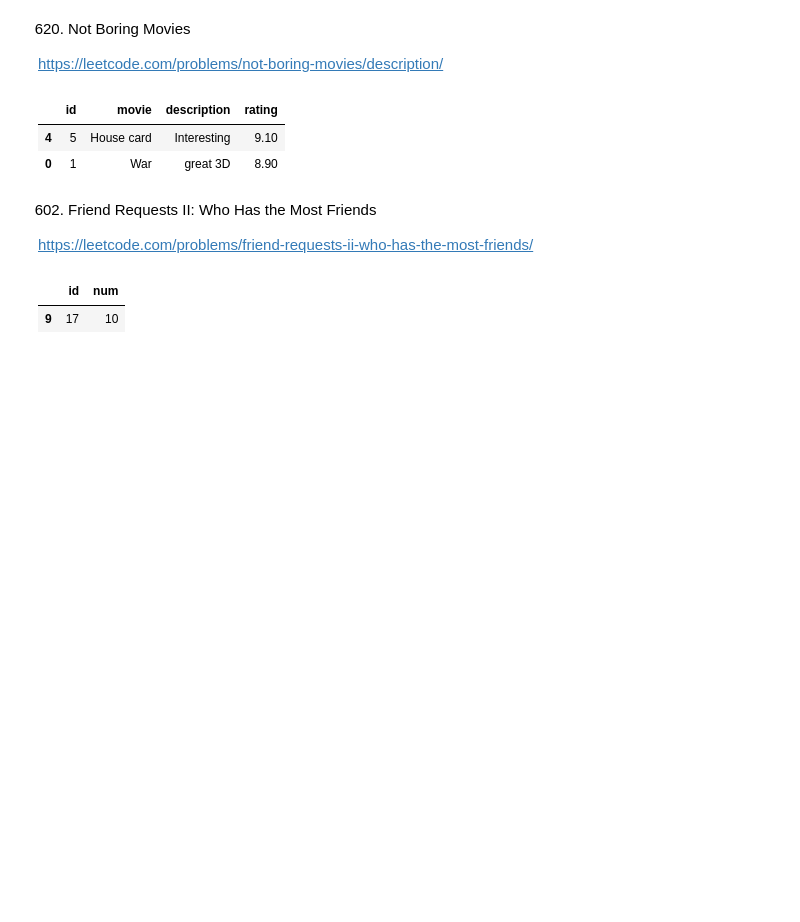
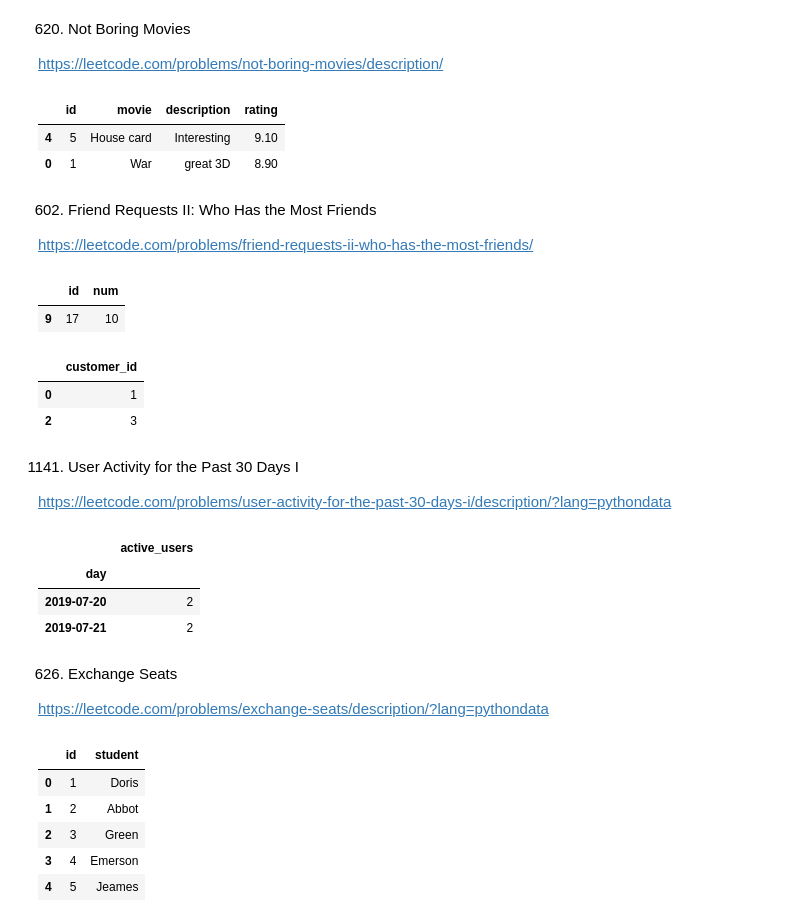
Before and after one commit to tsukerin/pandas, a Jupyter notebook: pandas.ipynb, the cells around one changed output. Drawn from its saved outputs; the diff is of its cells as text; code cells hidden in the pictures; blank space fills up the shorter version.

```diff
--- a/pandas.ipynb
+++ b/pandas.ipynb
@@ -762,3 +755,49 @@ result.sort_values(by=['num'], ascending=False).head(1)
 # %% [output]
 |  | id | num |
 | 9 | 17 | 10 |
+# %%
+data = [[1, 5], [2, 6], [3, 5], [3, 6], [1, 6]]
+customer = pd.DataFrame(data, columns=['customer_id', 'product_key']).astype({'customer_id':'Int64', 'product_key':'Int64'})
+data = [[5], [6]]
+product = pd.DataFrame(data, columns=['product_key']).astype({'product_key':'Int64'})
+
+result = customer.merge(product, on='product_key', how='right').groupby(['customer_id'], as_index=False)[['product_key']].count()
+result.drop_duplicates(subset=['customer_id','product_key'], inplace=True)
+result[result['product_key'] == len(product['product_key'])][['customer_id']]
+# %% [output]
+|  | customer_id |
+| 0 | 1 |
+| 2 | 3 |
+# %% [markdown]
+1141. User Activity for the Past 30 Days I
+
+https://leetcode.com/problems/user-activity-for-the-past-30-days-i/description/?lang=pythondata
+# %%
+data = [[1, 1, '2019-07-20', 'open_session'], [1, 1, '2019-07-20', 'scroll_down'], [1, 1, '2019-07-20', 'end_session'], [2, 4, '2019-07-20', 'open_session'], [2, 4, '2019-07-21', 'send_message'], [2, 4, '2019-07-21', 'end_session'], [3, 2, '2019-07-21', 'open_session'], [3, 2, '2019-07-21', 'send_message'], [3, 2, '2019-07-21', 'end_session'], [4, 3, '2019-06-25', 'open_session'], [4, 3, '2019-06-25', 'end_session']]
+activity = pd.DataFrame(data, columns=['user_id', 'session_id', 'activity_date', 'activity_type']).astype({'user_id':'Int64', 'session_id':'Int64', 'activity_date':'datetime64[ns]', 'activity_type':'object'})
+
+result = activity[activity['activity_date'].between('2019-06-28', '2019-07-27')].rename(columns={'activity_date': 'day', 'user_id': 'active_users'})
+result.groupby('day')[['active_users']].nunique()
+# %% [output]
+|  | active_users |
+| day |  |
+| 2019-07-20 | 2 |
+| 2019-07-21 | 2 |
+# %% [markdown]
+626. Exchange Seats
+
+https://leetcode.com/problems/exchange-seats/description/?lang=pythondata
+# %%
+data = [[1, 'Abbot'], [2, 'Doris'], [3, 'Emerson'], [4, 'Green'], [5, 'Jeames']]
+seat = pd.DataFrame(data, columns=['id', 'student']).astype({'id':'Int64', 'student':'object'})
+
+for i in range(1, seat.shape[0], 2):
+    seat.loc[i, ('student')], seat.loc[i-1, ('student')] = seat['student'][i-1], seat['student'][i]
+seat
+# %% [output]
+|  | id | student |
+| 0 | 1 | Doris |
+| 1 | 2 | Abbot |
+| 2 | 3 | Green |
+| 3 | 4 | Emerson |
+| 4 | 5 | Jeames |
```
Also changed, not shown: parts of 3 cells of this notebook.
